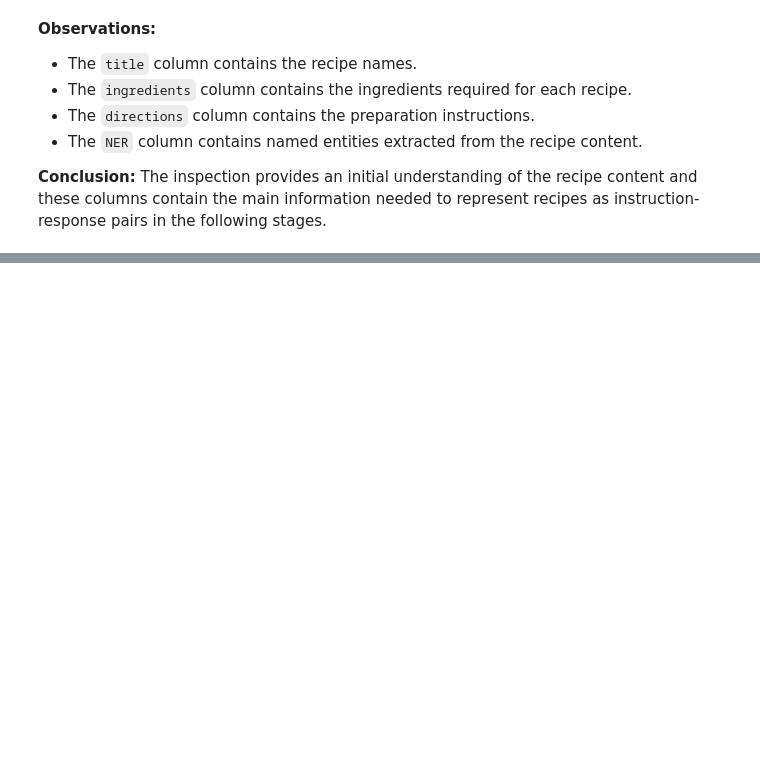
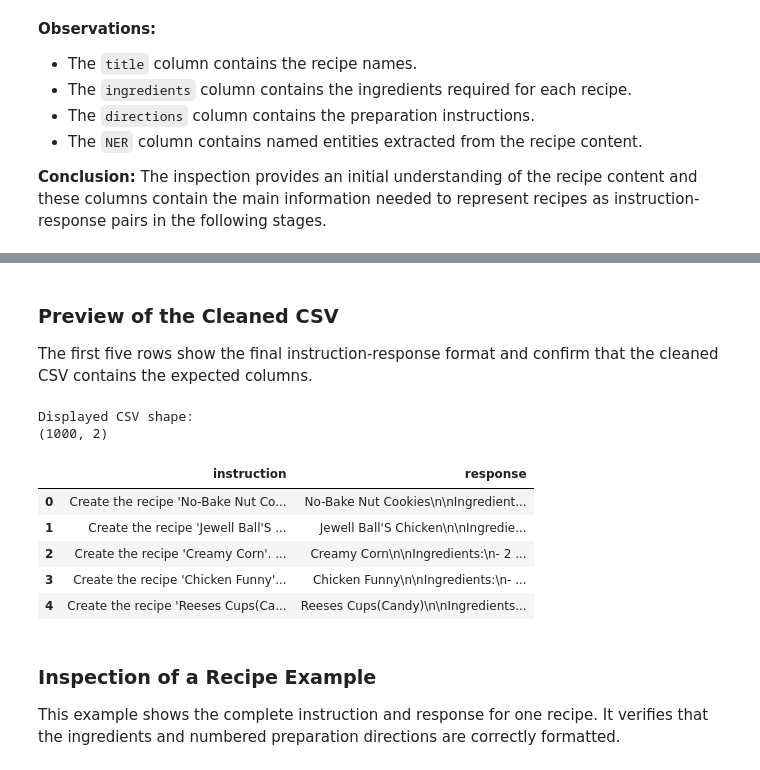
Before and after one commit to SoumayaMAMI/Fine-tuning-llama-3-LoRa-, a Jupyter notebook: Data_preparation.ipynb, the cells around one changed output, grey strips where cells are left out. Saved outputs shown, nothing was run; the diff lists cells and outputs as text; code cells hidden in the pictures; blank space fills up the shorter version.

```diff
--- a/Data_preparation.ipynb
+++ b/Data_preparation.ipynb
@@ -139,0 +421,22 @@ The inspection provides an initial understanding of the recipe content and these
+# %% [markdown]
+### Preview of the Cleaned CSV
+
+The first five rows show the final instruction-response format and confirm that the cleaned CSV contains the expected columns.
+# %%
+print("Displayed CSV shape:")
+print(df_saved.shape)
+
+df_saved.head()
+# %% [output]
+Displayed CSV shape:
+(1000, 2)
+|  | instruction | response |
+| 0 | Create the recipe 'No-Bake Nut Co... | No-Bake Nut Cookies\n\nIngredient... |
+| 1 | Create the recipe 'Jewell Ball'S ... | Jewell Ball'S Chicken\n\nIngredie... |
+| 2 | Create the recipe 'Creamy Corn'. ... | Creamy Corn\n\nIngredients:\n- 2 ... |
+| 3 | Create the recipe 'Chicken Funny'... | Chicken Funny\n\nIngredients:\n- ... |
+| 4 | Create the recipe 'Reeses Cups(Ca... | Reeses Cups(Candy)\n\nIngredients... |
+# %% [markdown]
+### Inspection of a Recipe Example
+
+This example shows the complete instruction and response for one recipe. It verifies that the ingredients and numbered preparation directions are correctly formatted.
```
Also changed, not shown: parts of 14 cells of this notebook.
